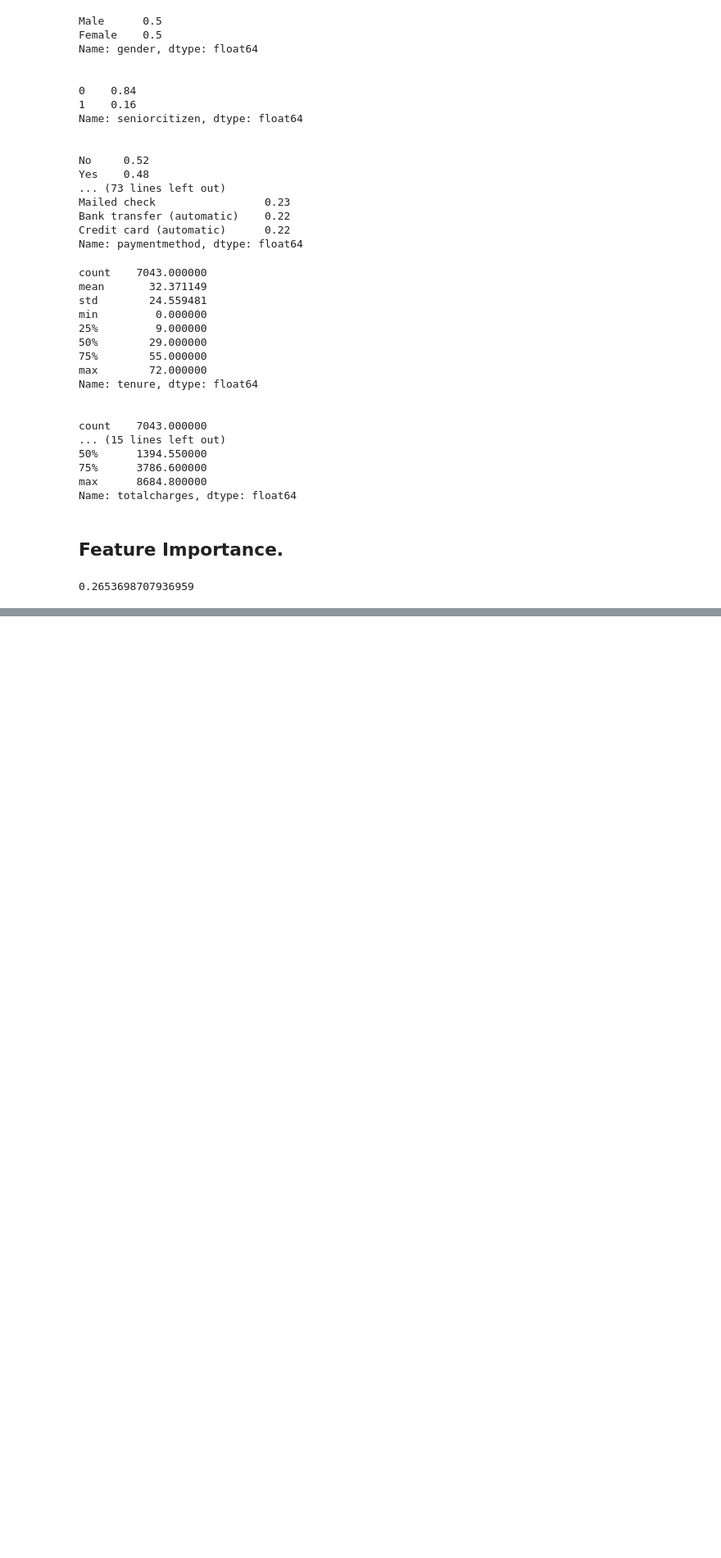
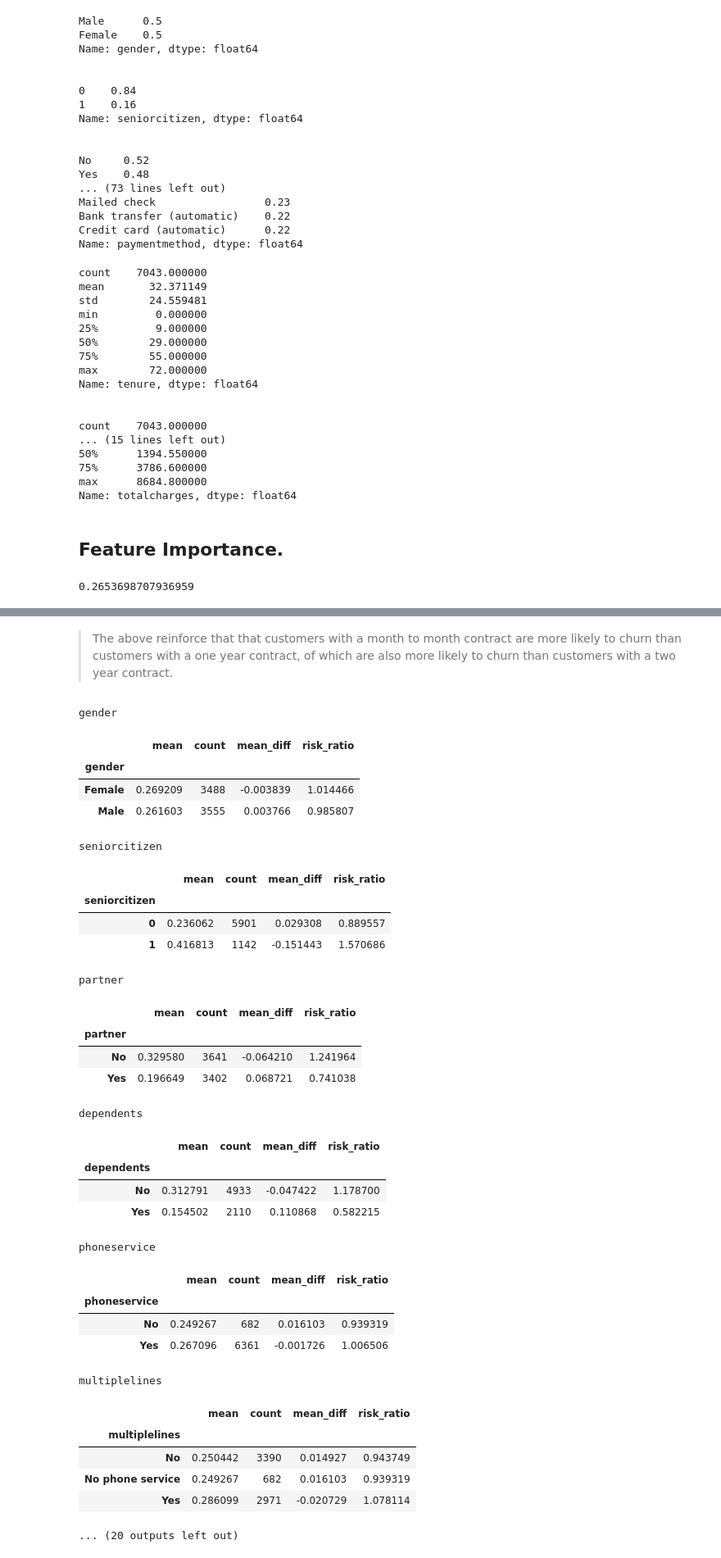
Before and after one commit to Benjamin-Ojo/ml_zoomcamp_code, a Jupyter notebook: chapter 3 - churn_predictor/telco_customer_churn.ipynb, the cells around one changed output, grey strips where cells are left out. Shown at 82% size. Saved outputs shown, nothing was run; the diff lists cells and outputs as text; code cells hidden in the pictures; blank space fills up the shorter version.

Commit message:
Mean diff and Risk Ration

```diff
--- a/chapter 3 - churn_predictor/telco_customer_churn.ipynb
+++ b/chapter 3 - churn_predictor/telco_customer_churn.ipynb
@@ -471,0 +506,50 @@ glober_churn
+# %% [markdown]
+> The above reinforce that that customers with a month to month contract are more likely to churn than customers with a one year contract, of which are also more likely to churn than customers with a two year contract.
+# %%
+# Duplicating mean dif and risk ration metrics to features.
+
+# Importing display package from ipython.
+from IPython.display import display
+
+# Dupliacte loop
+for col in categorical:
+    print(col)
+    telco_group = telco_data.groupby(col)['churn'].agg(['mean', 'count'])
+    telco_group['mean_diff'] = glober_churn - telco_group['mean']
+    telco_group['risk_ratio'] = telco_group['mean']/glober_churn
+    display(telco_group)
+    print()
+    print()
+# %% [output]
+gender
+|  | mean | count | mean_diff | risk_ratio |
+| gender |  |  |  |  |
+| Female | 0.269209 | 3488 | -0.003839 | 1.014466 |
+| Male | 0.261603 | 3555 | 0.003766 | 0.985807 |
+seniorcitizen
+|  | mean | count | mean_diff | risk_ratio |
+| seniorcitizen |  |  |  |  |
+| 0 | 0.236062 | 5901 | 0.029308 | 0.889557 |
+| 1 | 0.416813 | 1142 | -0.151443 | 1.570686 |
+partner
+|  | mean | count | mean_diff | risk_ratio |
+| partner |  |  |  |  |
+| No | 0.329580 | 3641 | -0.064210 | 1.241964 |
+| Yes | 0.196649 | 3402 | 0.068721 | 0.741038 |
+dependents
+|  | mean | count | mean_diff | risk_ratio |
+| dependents |  |  |  |  |
+| No | 0.312791 | 4933 | -0.047422 | 1.178700 |
+| Yes | 0.154502 | 2110 | 0.110868 | 0.582215 |
+phoneservice
+|  | mean | count | mean_diff | risk_ratio |
+| phoneservice |  |  |  |  |
+| No | 0.249267 | 682 | 0.016103 | 0.939319 |
+| Yes | 0.267096 | 6361 | -0.001726 | 1.006506 |
+multiplelines
+|  | mean | count | mean_diff | risk_ratio |
+| multiplelines |  |  |  |  |
+| No | 0.250442 | 3390 | 0.014927 | 0.943749 |
+| No phone service | 0.249267 | 682 | 0.016103 | 0.939319 |
+| Yes | 0.286099 | 2971 | -0.020729 | 1.078114 |
+... (20 outputs left out)
```
Also changed, not shown: parts of 6 cells of this notebook.
